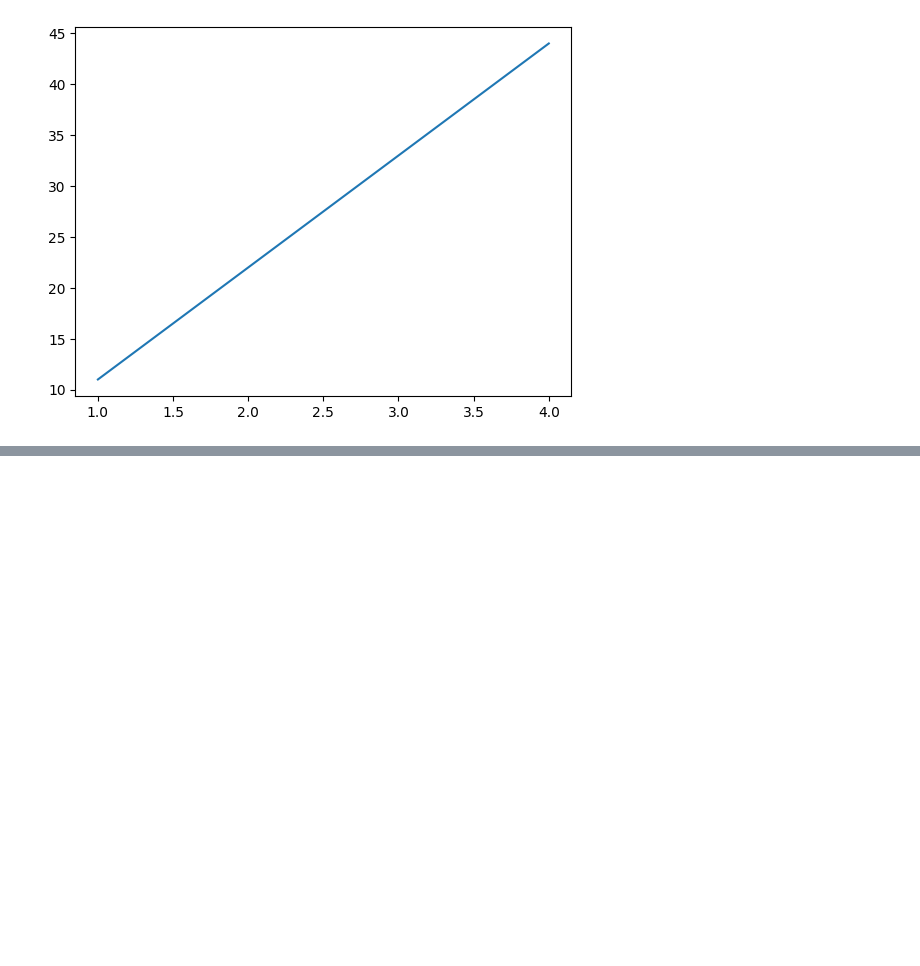
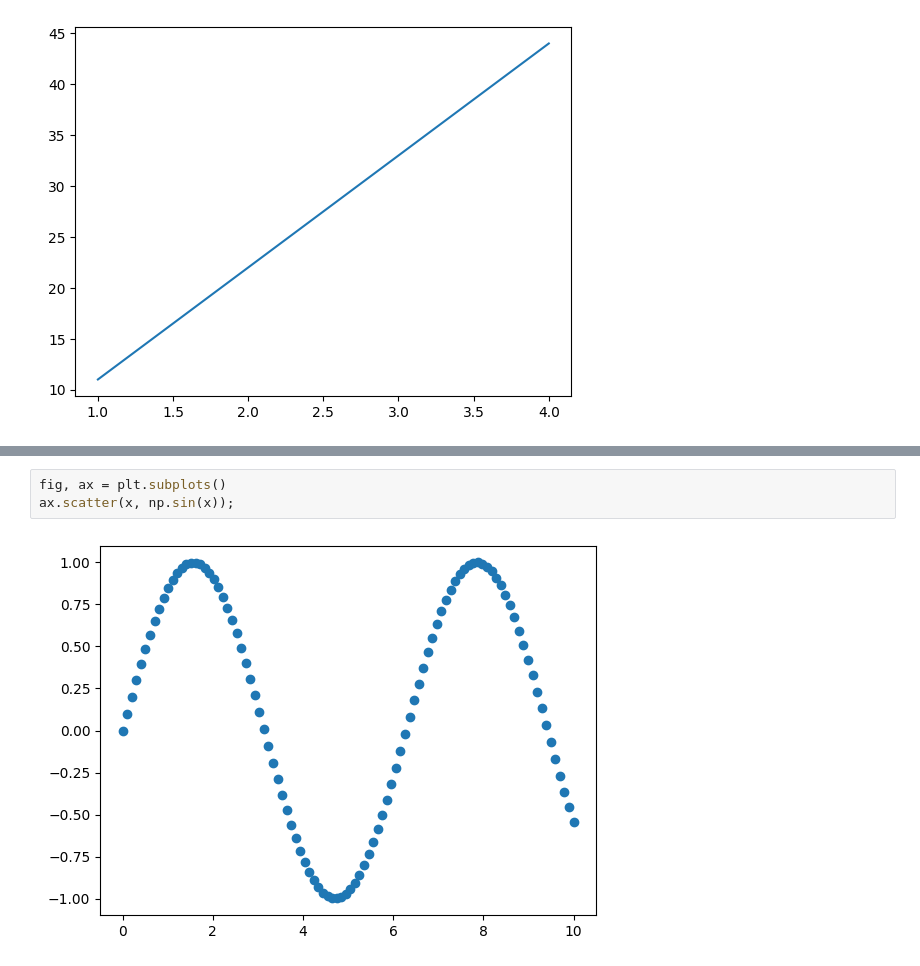
Before and after one commit to UnrivalledHitman120703/Machine-Learning-and-Data-Science-Bootcamp, a Jupyter notebook: Introduction_to_Matplotlib.ipynb, the cells around one changed output, grey strips where cells are left out. Drawn from its saved outputs; the diff is of its cells as text; blank space fills up the shorter version.

```diff
--- a/Introduction_to_Matplotlib.ipynb
+++ b/Introduction_to_Matplotlib.ipynb
@@ -57,0 +117,5 @@ ax.plot(x, y);
+# %%
+fig, ax = plt.subplots()
+ax.scatter(x, np.sin(x));
+# %% [output]
+[figure, added]
```
Also changed, not shown: parts of 12 cells of this notebook.
